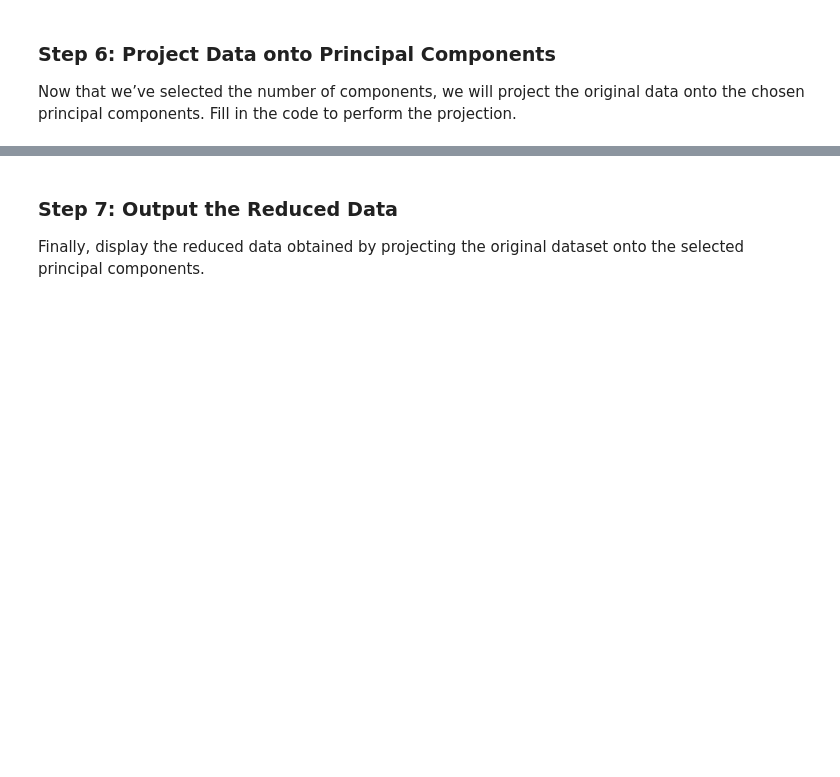
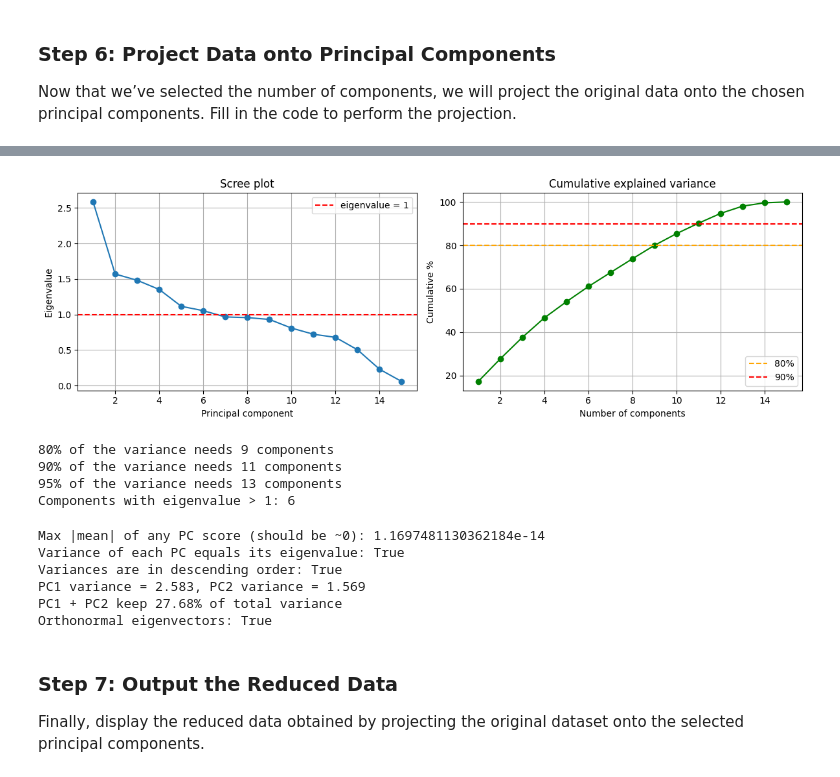
Before and after one commit to ToluwaniOladeji/Formative-2_Principle-Component-Analysis, a Jupyter notebook: PCA_Formative_2[Peer_Pair_Team_13].ipynb, the cells around one changed output, grey strips where cells are left out. Saved outputs shown, nothing was run; the diff lists cells and outputs as text; code cells hidden in the pictures; blank space fills up the shorter version.

```diff
--- a/PCA_Formative_2[Peer_Pair_Team_13].ipynb
+++ b/PCA_Formative_2[Peer_Pair_Team_13].ipynb
@@ -432,3 +581,61 @@ array([[ 4.64873973,  0.1583589 , -0.25205637,  0.09241832,  2.17825192,
+# %%
+import matplotlib.pyplot as plt
+
+pcs = np.arange(1, len(sorted_eigenvalues) + 1)
+
+plt.figure(figsize=(12, 4))
+
+plt.subplot(1, 2, 1)
+plt.plot(pcs, sorted_eigenvalues, 'o-')
+plt.axhline(1, color='red', linestyle='--', label='eigenvalue = 1')
+plt.title('Scree plot')
+plt.xlabel('Principal component')
+plt.ylabel('Eigenvalue')
+plt.legend()
+plt.grid(True)
+
+plt.subplot(1, 2, 2)
+plt.plot(pcs, cumulative_variance * 100, 'o-', color='green')
+plt.axhline(80, color='orange', linestyle='--', label='80%')
+plt.axhline(90, color='red', linestyle='--', label='90%')
+plt.title('Cumulative explained variance')
+plt.xlabel('Number of components')
+plt.ylabel('Cumulative %')
+plt.legend()
+plt.grid(True)
+
+plt.tight_layout()
+plt.show()
+
+for t in [0.80, 0.90, 0.95]:
+    print(f"{t*100:.0f}% of the variance needs {np.argmax(cumulative_variance >= t) + 1} components")
+print("Components with eigenvalue > 1:", np.sum(sorted_eigenvalues > 1))
+# %% [output]
+[figure, added]
+80% of the variance needs 9 components
+90% of the variance needs 11 components
+95% of the variance needs 13 components
+Components with eigenvalue > 1: 6
+# %%
+full_scores = standardized_data @ sorted_eigenvectors          # all components
+score_mean = full_scores.mean(axis=0)
+score_var = full_scores.var(axis=0, ddof=1)
+
+print("Max |mean| of any PC score (should be ~0):", np.abs(score_mean).max())
+print("Variance of each PC equals its eigenvalue:",
+      np.allclose(score_var, sorted_eigenvalues, atol=1e-8))
+print("Variances are in descending order:", bool(np.all(np.diff(score_var) <= 1e-12)))
+print(f"PC1 variance = {score_var[0]:.3f}, PC2 variance = {score_var[1]:.3f}")
+print(f"PC1 + PC2 keep {(score_var[:2].sum() / score_var.sum()) * 100:.2f}% of total variance")
+print("Orthonormal eigenvectors:",
+      np.allclose(sorted_eigenvectors.T @ sorted_eigenvectors, np.eye(sorted_eigenvectors.shape[1])))
+# %% [output]
+Max |mean| of any PC score (should be ~0): 1.1697481130362184e-14
+Variance of each PC equals its eigenvalue: True
+Variances are in descending order: True
+PC1 variance = 2.583, PC2 variance = 1.569
+PC1 + PC2 keep 27.68% of total variance
+Orthonormal eigenvectors: True
 # %% [markdown]
 ### Step 7: Output the Reduced Data
 Finally, display the reduced data obtained by projecting the original dataset onto the selected principal components.
```
Also changed, not shown: parts of 21 cells of this notebook.
